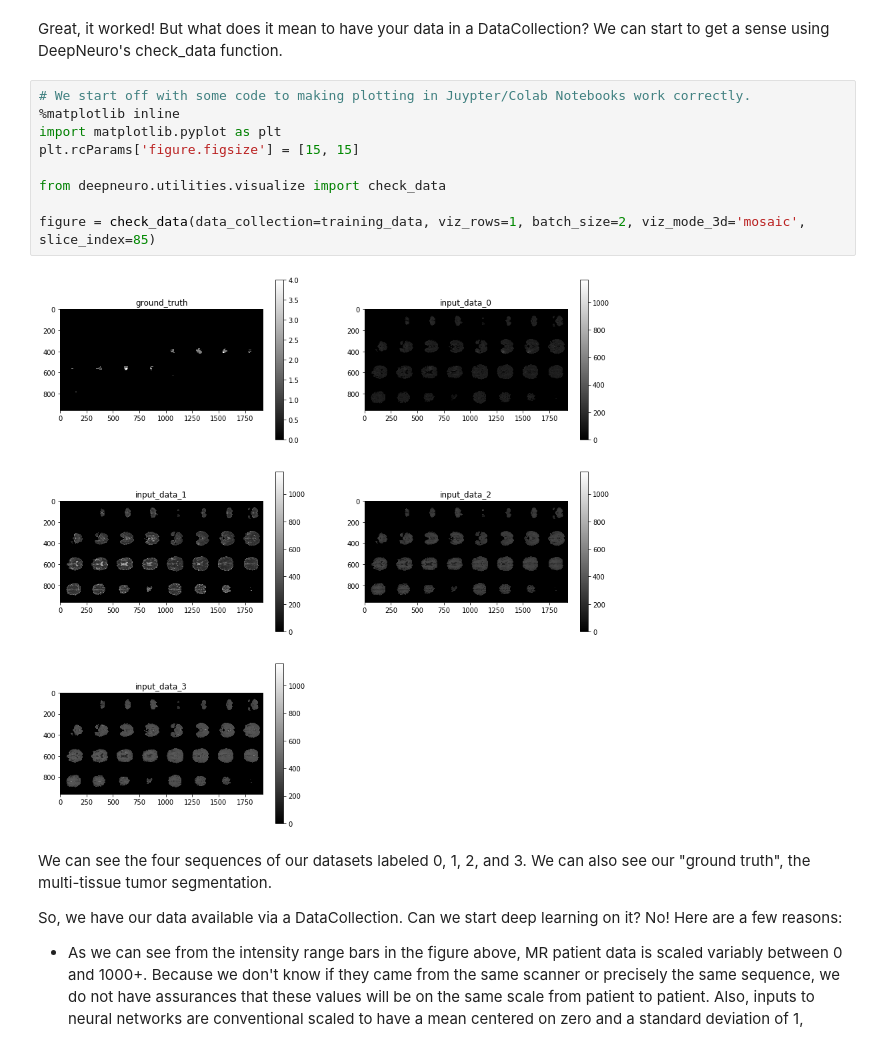
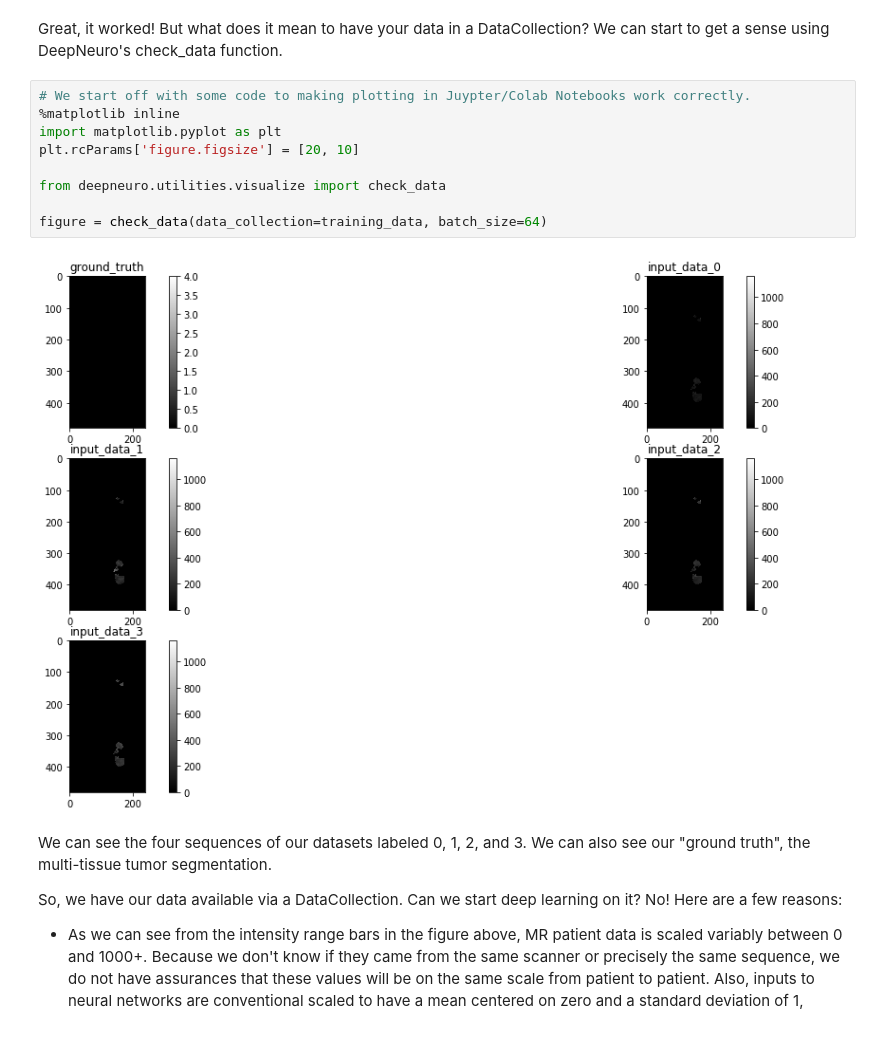
Before and after one commit to QTIM-Lab/DeepNeuro, a Jupyter notebook: notebooks/Preprocess_and_Augment.ipynb, the cells around one changed output. Cells and saved outputs as stored; diff of their text form.

```diff
--- a/notebooks/Preprocess_and_Augment.ipynb
+++ b/notebooks/Preprocess_and_Augment.ipynb
@@ -68,14 +68,14 @@ Great, it worked! But what does it mean to have your data in a DataCollection? W
 # %%
 # We start off with some code to making plotting in Juypter/Colab Notebooks work correctly.
 %matplotlib inline
 import matplotlib.pyplot as plt
-plt.rcParams['figure.figsize'] = [15, 15]
+plt.rcParams['figure.figsize'] = [20, 10]
 
 from deepneuro.utilities.visualize import check_data
 
-figure = check_data(data_collection=training_data, viz_rows=1, batch_size=2, viz_mode_3d='mosaic', slice_index=85)
+figure = check_data(data_collection=training_data, batch_size=64)
 # %% [output]
-[figure, old version]
+[figure, new version]
 # %% [markdown]
 We can see the four sequences of our datasets labeled 0, 1, 2, and 3. We can also see our "ground truth", the multi-tissue tumor segmentation.
 
```
Also changed, not shown: parts of 6 cells of this notebook, 15 other files.
